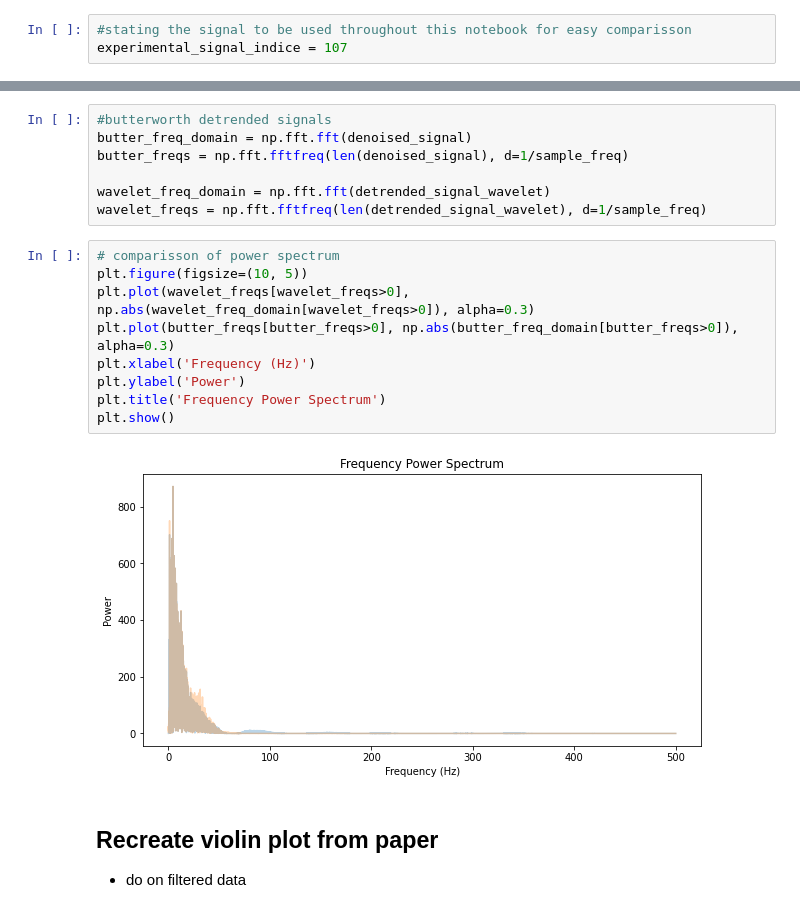
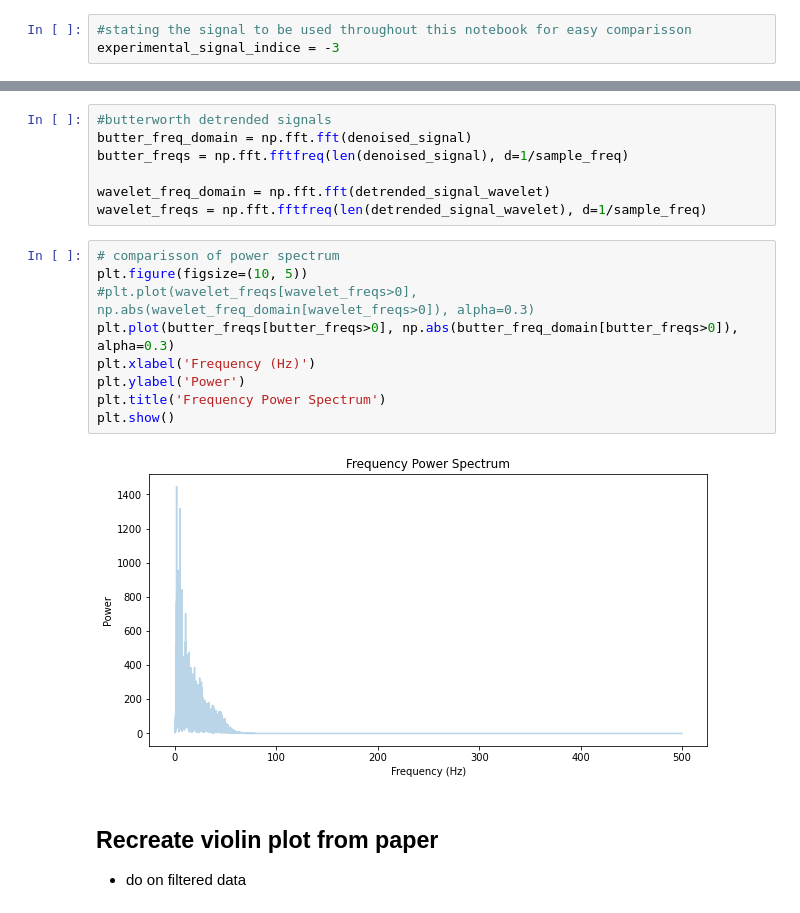
Before and after one commit to patcourts/ES98C-ECG-Project, a Jupyter notebook: examples/Data_Pre-processing_Experimentation.ipynb, the cells around one changed output, grey strips where cells are left out. Saved outputs shown, nothing was run; the diff lists cells and outputs as text.

```diff
--- a/examples/Data_Pre-processing_Experimentation.ipynb
+++ b/examples/Data_Pre-processing_Experimentation.ipynb
@@ -14,7 +14,7 @@ for i in tqdm(range(0, no_patients)):
     signals[i] = signal
 # %%
 #stating the signal to be used throughout this notebook for easy comparisson
-experimental_signal_indice = 107
+experimental_signal_indice = -3
 # %% [markdown]
 The first step is to try to repeat the pre-processing done within the paper mentioned within my proposal:
 https://www.nature.com/articles/s41598-017-15498-z#Bib1
@@ -327,14 +327,14 @@ wavelet_freqs = np.fft.fftfreq(len(detrended_signal_wavelet), d=1/sample_freq)
 # %%
 # comparisson of power spectrum
 plt.figure(figsize=(10, 5))
-plt.plot(wavelet_freqs[wavelet_freqs>0], np.abs(wavelet_freq_domain[wavelet_freqs>0]), alpha=0.3)
+#plt.plot(wavelet_freqs[wavelet_freqs>0], np.abs(wavelet_freq_domain[wavelet_freqs>0]), alpha=0.3)
 plt.plot(butter_freqs[butter_freqs>0], np.abs(butter_freq_domain[butter_freqs>0]), alpha=0.3)
 plt.xlabel('Frequency (Hz)')
 plt.ylabel('Power')
 plt.title('Frequency Power Spectrum')
 plt.show()
 # %% [output]
-[figure, old version]
+[figure, new version]
 # %% [markdown]
 ## Recreate violin plot from paper
 - do on filtered data
```
Also changed, not shown: parts of 11 cells of this notebook, 3 other files.
